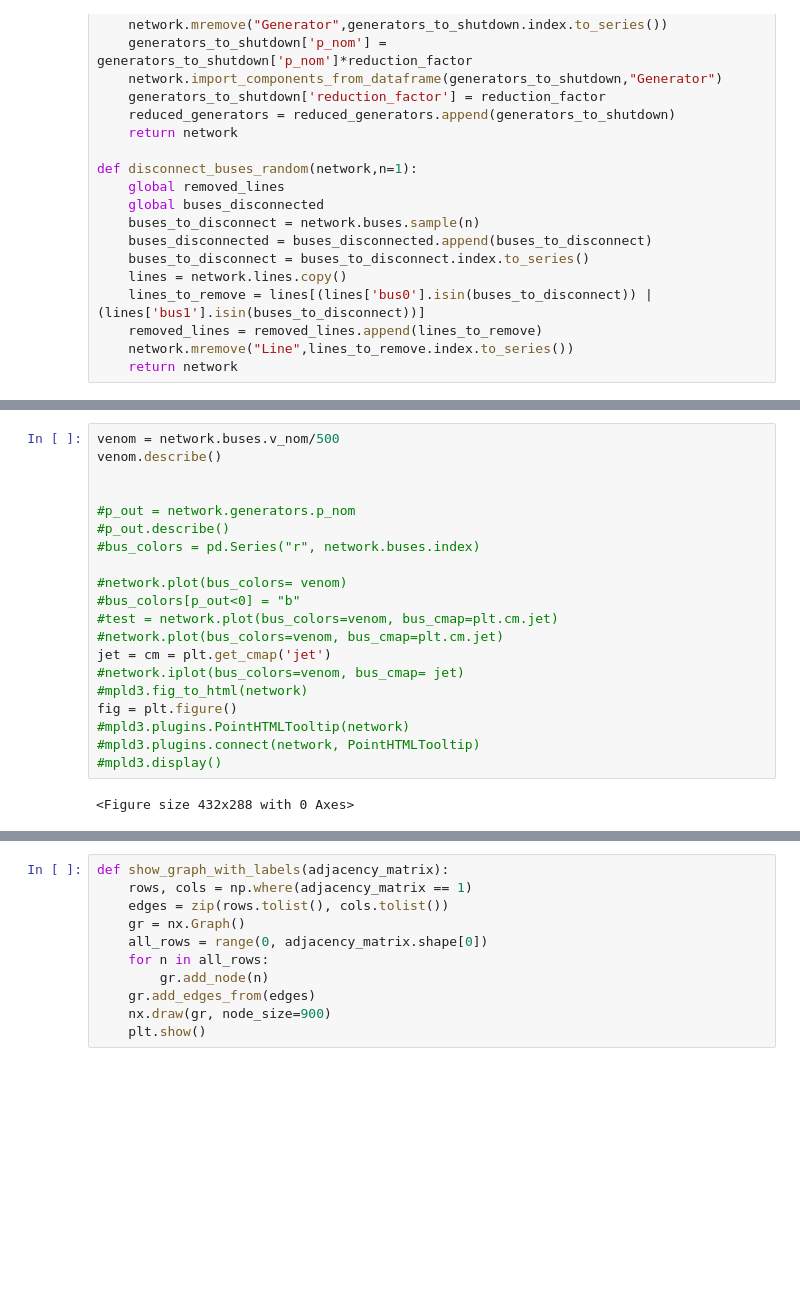
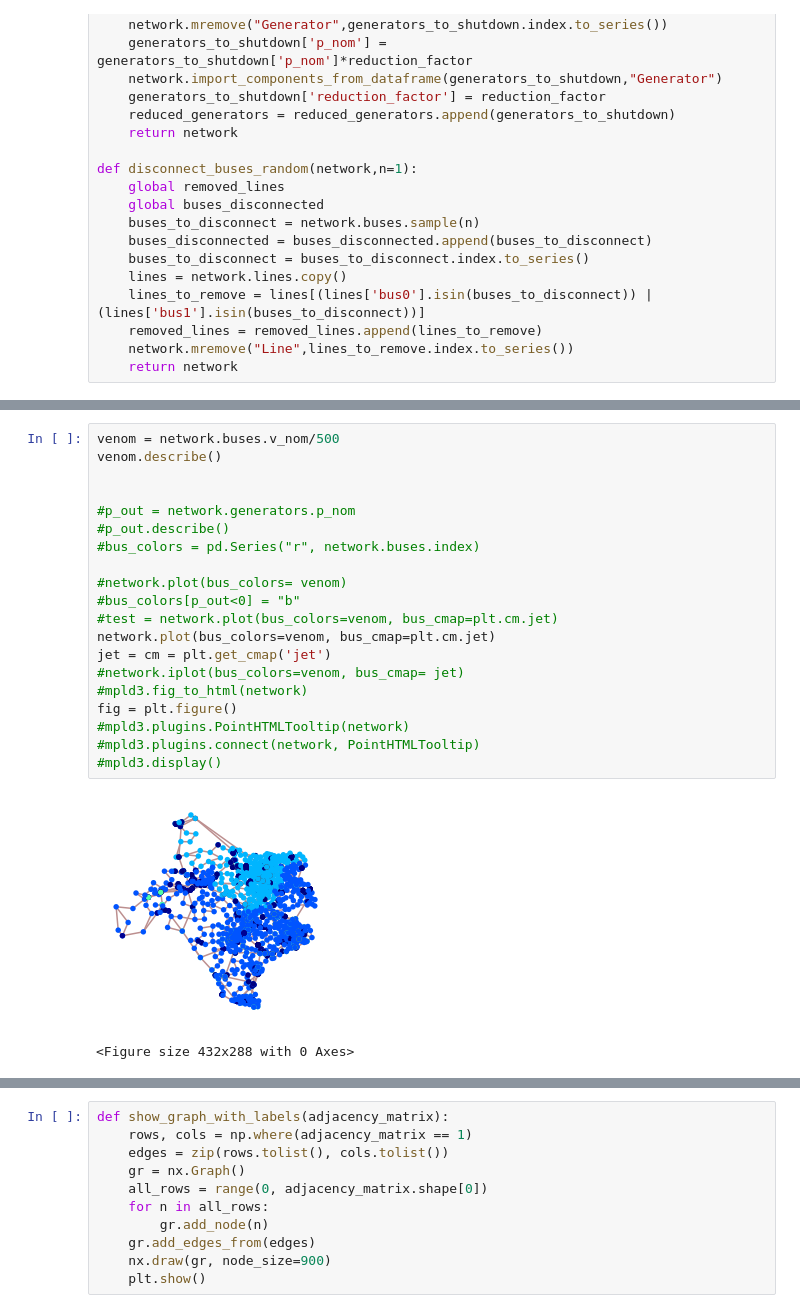
Before and after one commit to eym55/power_grid_sim, a Jupyter notebook: data_viz_milestone4.ipynb, the cells around one changed output, grey strips where cells are left out. Cells and saved outputs as stored; diff of their text form; blank space fills up the shorter version.

```diff
--- a/data_viz_milestone4.ipynb
+++ b/data_viz_milestone4.ipynb
@@ -59,24 +63,25 @@ The network has 1999 buses.
 # %%
 venom = network.buses.v_nom/500
 venom.describe()
 
 
 #p_out = network.generators.p_nom
 #p_out.describe()
 #bus_colors = pd.Series("r", network.buses.index)
 
 #network.plot(bus_colors= venom)
 #bus_colors[p_out<0] = "b"
 #test = network.plot(bus_colors=venom, bus_cmap=plt.cm.jet)
-#network.plot(bus_colors=venom, bus_cmap=plt.cm.jet)
+network.plot(bus_colors=venom, bus_cmap=plt.cm.jet)
 jet = cm = plt.get_cmap('jet')
 #network.iplot(bus_colors=venom, bus_cmap= jet)
 #mpld3.fig_to_html(network)
 fig = plt.figure()
 #mpld3.plugins.PointHTMLTooltip(network)
 #mpld3.plugins.connect(network, PointHTMLTooltip)
 #mpld3.display()
 # %% [output]
+[figure, added]
 <Figure size 432x288 with 0 Axes>
 # %%
 
```
Also changed, not shown: parts of 7 cells of this notebook.
